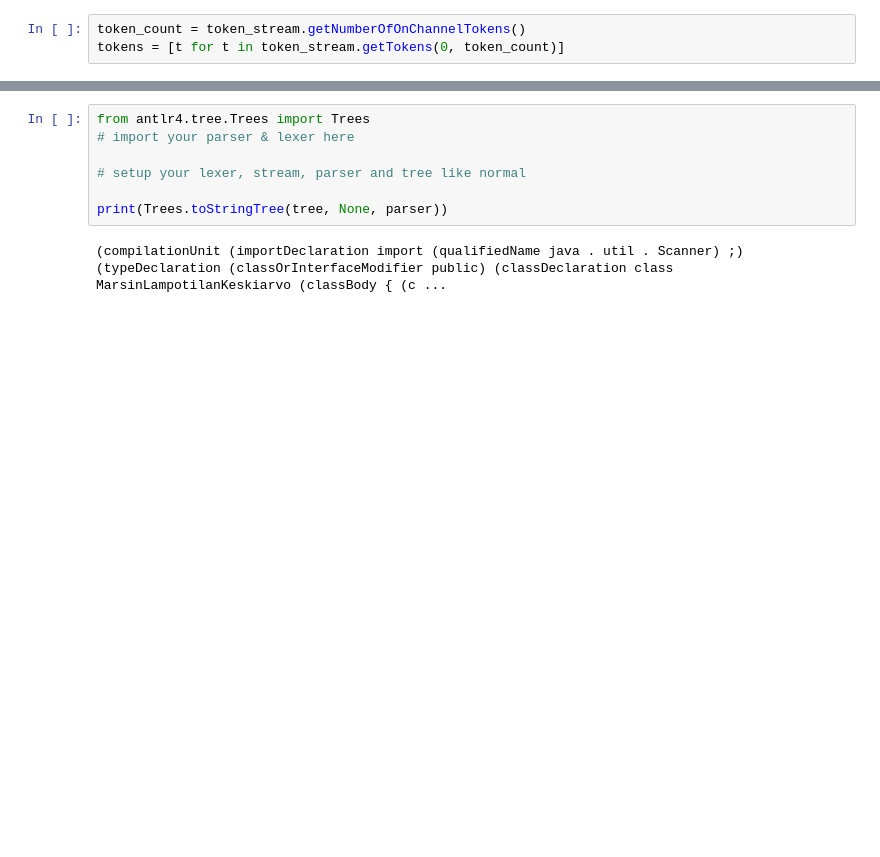
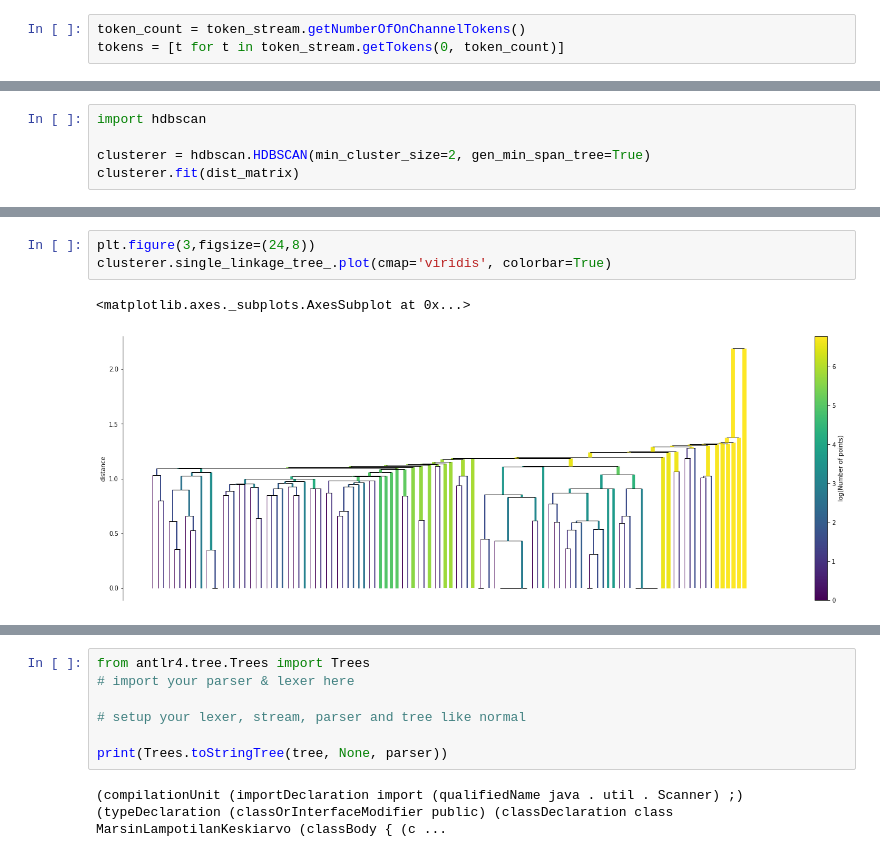
Before and after one commit to Aalto-LeTech/CodeClustersModeling, a Jupyter notebook: notebooks/metrics.ipynb, the cells around one changed output, grey strips where cells are left out. Cells and saved outputs as stored; diff of their text form; blank space fills up the shorter version.

```diff
--- a/notebooks/clustering.ipynb
+++ b/notebooks/metrics.ipynb
@@ -110,0 +572,5 @@ tokens[3].type
+# %%
+import hdbscan
+
+clusterer = hdbscan.HDBSCAN(min_cluster_size=2, gen_min_span_tree=True)
+clusterer.fit(dist_matrix)
@@ -110,0 +592,6 @@ tokens[3].type
+# %%
+plt.figure(3,figsize=(24,8))
+clusterer.single_linkage_tree_.plot(cmap='viridis', colorbar=True)
+# %% [output]
+<matplotlib.axes._subplots.AxesSubplot at 0x...>
+[figure, added]
```
Also changed, not shown: parts of 39 cells of this notebook, 36 other files.
